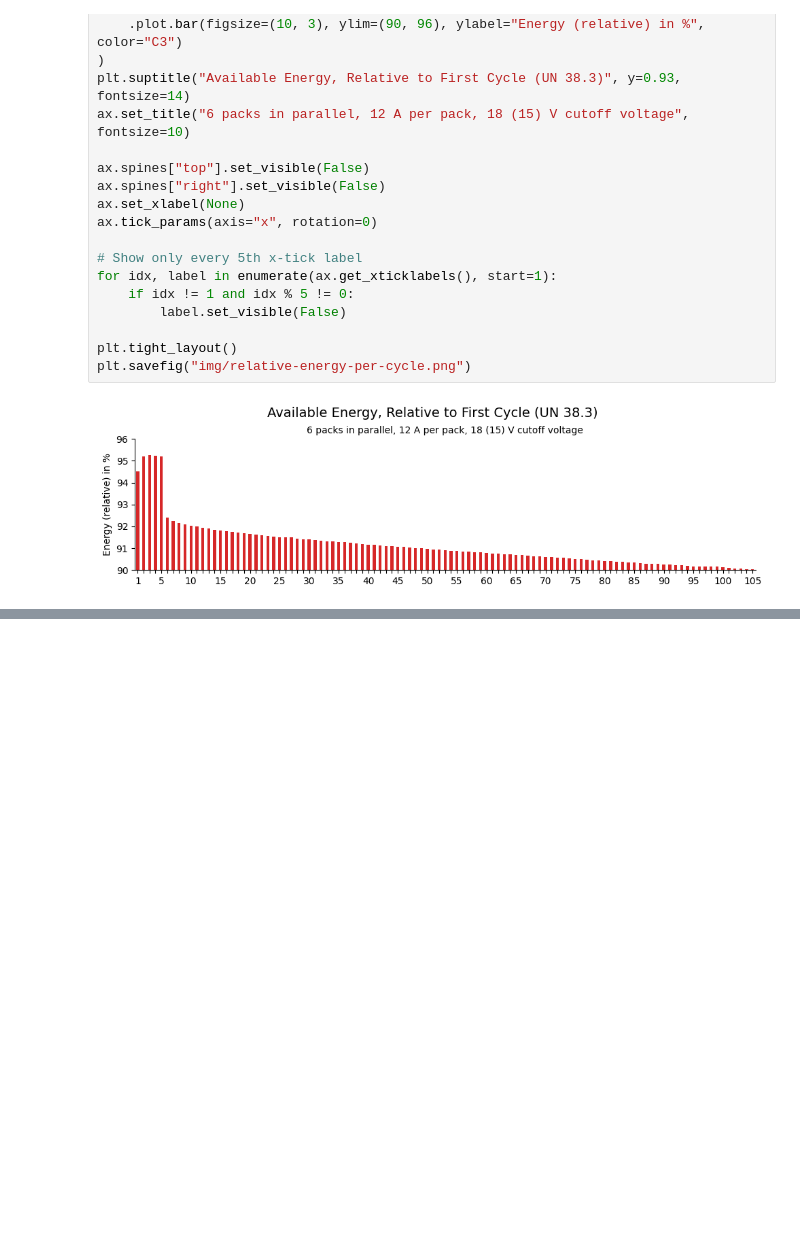
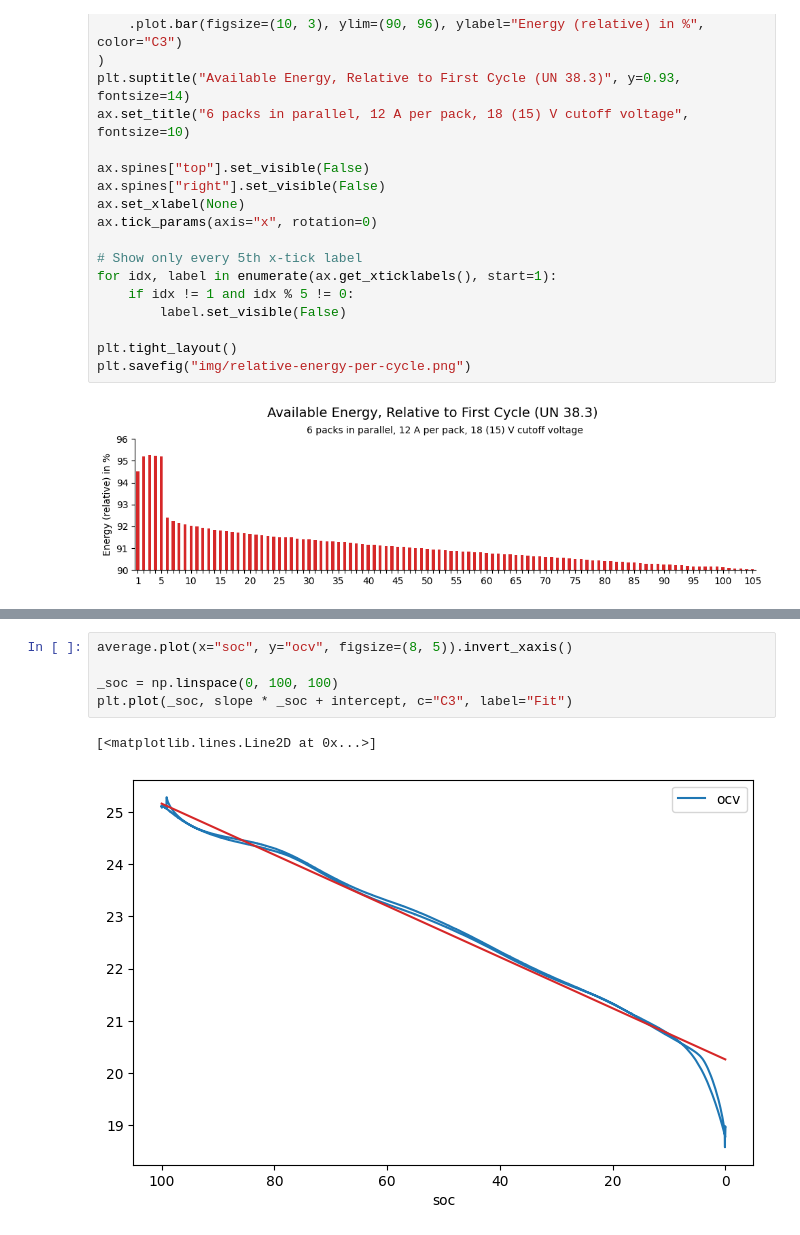
Before and after one commit to starcopter/pack-cycle-analysis, a Jupyter notebook: projects/C3/Analysis.ipynb, the cells around one changed output, grey strips where cells are left out. Cells and saved outputs as stored; diff of their text form; blank space fills up the shorter version.

```diff
--- a/projects/C3/Analysis.ipynb
+++ b/projects/C3/Analysis.ipynb
@@ -313,0 +459,8 @@ plt.savefig("img/relative-energy-per-cycle.png")
+# %%
+average.plot(x="soc", y="ocv", figsize=(8, 5)).invert_xaxis()
+
+_soc = np.linspace(0, 100, 100)
+plt.plot(_soc, slope * _soc + intercept, c="C3", label="Fit")
+# %% [output]
+[<matplotlib.lines.Line2D at 0x...>]
+[figure, added]
```
Also changed, not shown: parts of 6 cells of this notebook.
